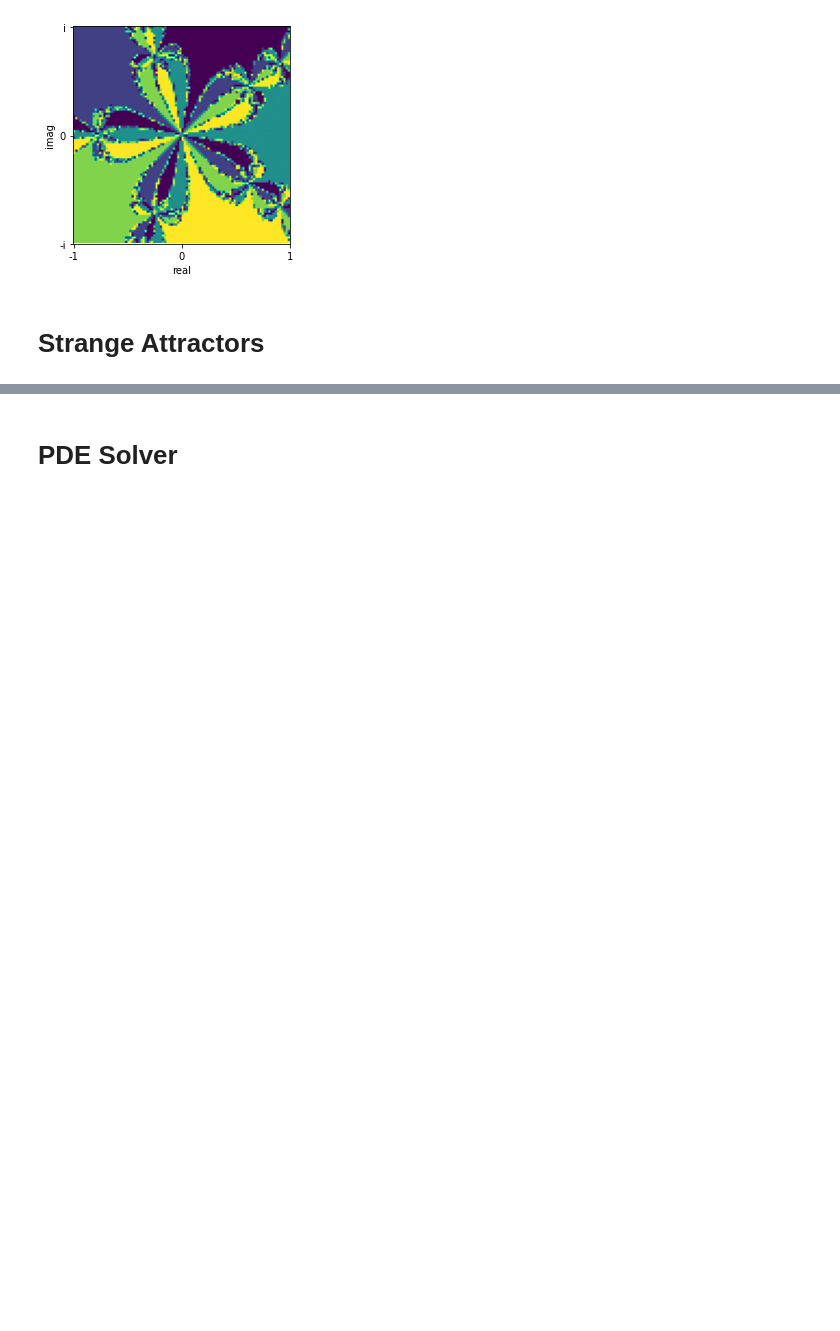
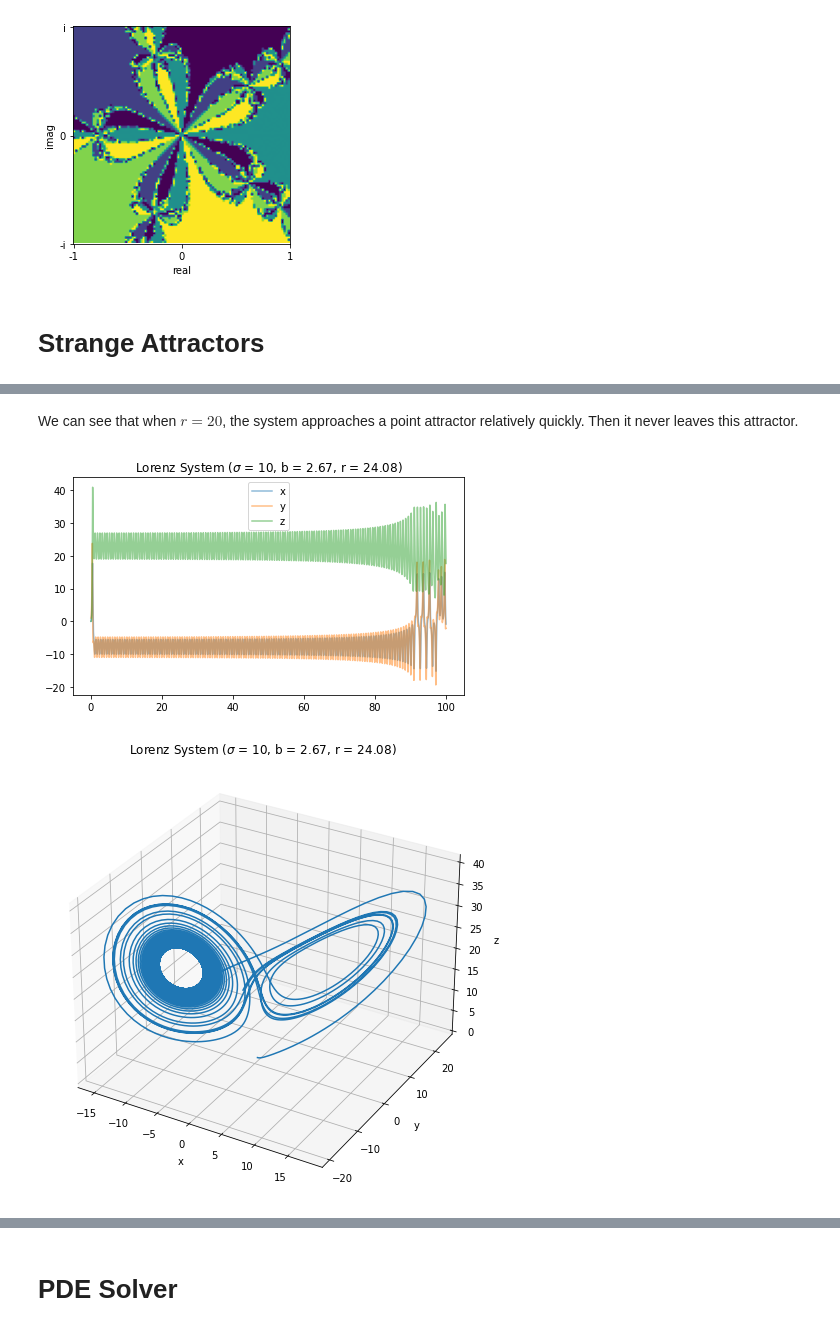
Before and after one commit to leo-ware/cs154-final, a Jupyter notebook: notebook.ipynb, the cells around one changed output, grey strips where cells are left out. Saved outputs shown, nothing was run; the diff lists cells and outputs as text; code cells hidden in the pictures; blank space fills up the shorter version.

```diff
--- a/notebook.ipynb
+++ b/notebook.ipynb
@@ -97,0 +191,10 @@ make_plot(lambda x:x**5 - 1, lambda x:5*x**4)
+# %% [markdown]
+We can see that when $r = 20$, the system approaches a point attractor relatively quickly. Then it never leaves this attractor.
+# %%
+sim22 = Lorenz(x0=0, y0=1, z0=0, sig=10, b=8/3, r=24.08)
+sim22.run(100)
+plot_2d(sim22)
+plot_3d(sim22)
+# %% [output]
+[figure, added]
+[figure, added]
```
Also changed, not shown: parts of 28 cells of this notebook, 4 other files.
